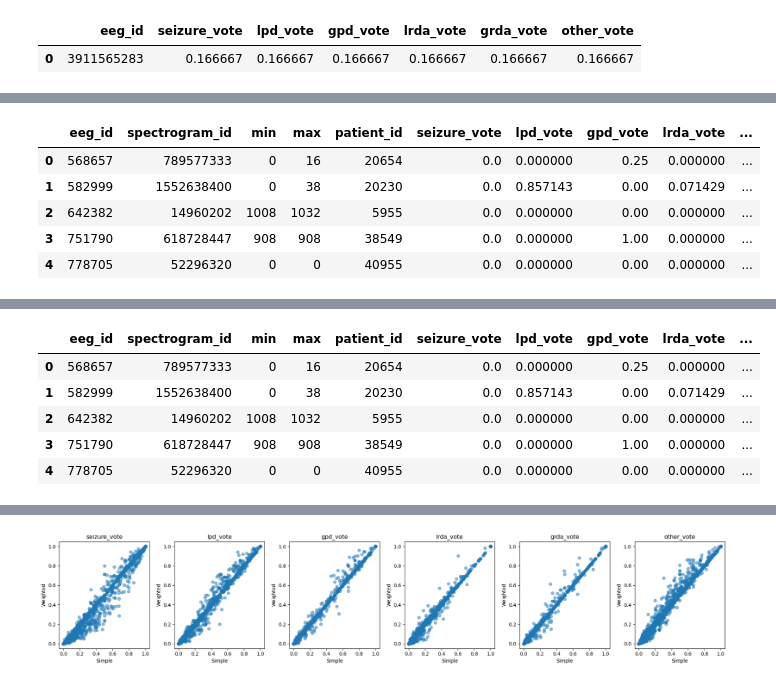
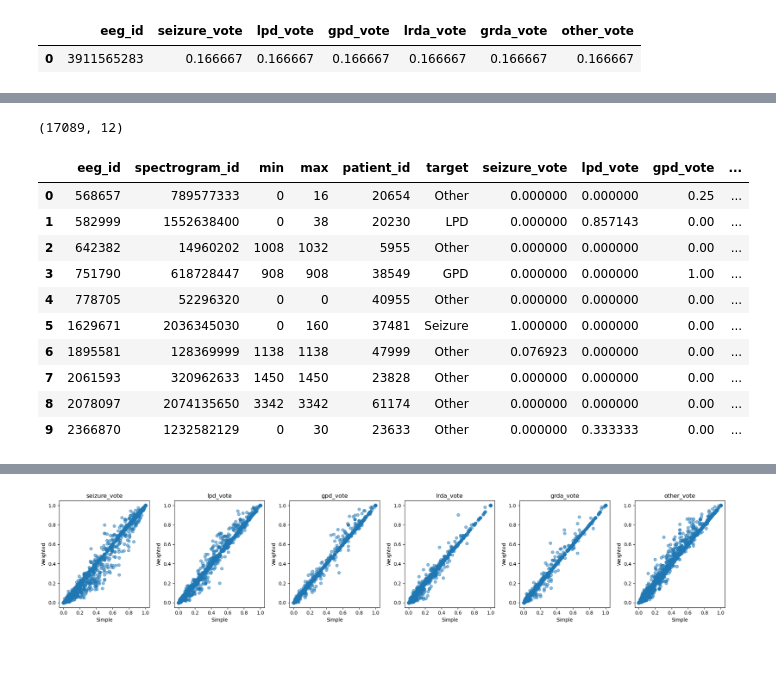
Before and after one commit to AzimuthLI/kaggle_hms, a Jupyter notebook: notebooks/EDA.ipynb, the cells around one changed output, grey strips where cells are left out. Cells and saved outputs as stored; diff of their text form; code cells hidden in the pictures; blank space fills up the shorter version.

Commit message:
update train script (plots)

```diff
--- a/notebooks/EDA.ipynb
+++ b/notebooks/EDA.ipynb
@@ -73,5 +96,5 @@ df_agrees
 # %%
-def get_non_overlap(df_csv, targets, calc_method='simple'):
+def get_non_overlap(df_csv, targets, group_key=['eeg_id'], calc_method='simple'):
     # Reference Discussion:
     # https://www.kaggle.com/competitions/hms-harmful-brain-activity-classification/discussion/467021
 
@@ -114,7 +137,7 @@ def get_non_overlap(df_csv, targets, calc_method='simple'):
         'expert_consensus': 'first'
     }
 
-    groupby = df_csv.groupby('eeg_id')
+    groupby = df_csv.groupby(group_key)
     train = groupby.agg(agg_dict)
     train.columns = ['_'.join(col).strip() for col in train.columns.values]
     train.columns = ['spectrogram_id', 'min', 'max', 'patient_id', 'target']
@@ -126,10 +149,11 @@ def get_non_overlap(df_csv, targets, calc_method='simple'):
     elif calc_method == 'weighted':
         df_csv['total_experts'] = df_csv[[f"{label}_vote" for label in brain_activity]].sum(axis=1)
         df_csv['vote_max'] = df_csv[[f"{label}_vote" for label in brain_activity]].max(axis=1)
-        weighted_votes = df_csv.groupby('eeg_id').apply(calc_weighted_votes, include_groups=False)
+        weighted_votes = df_csv.groupby(group_key).apply(calc_weighted_votes, include_groups=False)
         class_probs = weighted_votes.div(weighted_votes.sum(axis=1), axis=0).reset_index(drop=False)
 
+    train = train.dropna()
     train = train.reset_index(drop=False)
-    train = train.merge(class_probs, on='eeg_id', how='left')
+    train = train.merge(class_probs, on=group_key, how='left')
 
     return train
@@ -136,11 +213,20 @@ def get_non_overlap(df_csv, targets, calc_method='simple'):
 # %%
-df_train_simple = get_non_overlap(train_df, targets, calc_method='simple')
+df_train_simple = get_non_overlap(train_df, targets, 'eeg_id', calc_method='simple')
+df_train_simple = df_train_simple.dropna()
+print(df_train_simple.shape)
+display(df_train_simple.head(10))
 
-df_train_simple.head()
+display(df_train_simple[df_train_simple['eeg_id'] == 4284659653])
 # %% [output]
+(17089, 12)
-|  | eeg_id | spectrogram_id | min | max | patient_id | seizure_vote | lpd_vote | gpd_vote | lrda_vote | ... |
-| 0 | 568657 | 789577333 | 0 | 16 | 20654 | 0.0 | 0.000000 | 0.25 | 0.000000 | ... |
-| 1 | 582999 | 1552638400 | 0 | 38 | 20230 | 0.0 | 0.857143 | 0.00 | 0.071429 | ... |
-| 2 | 642382 | 14960202 | 1008 | 1032 | 5955 | 0.0 | 0.000000 | 0.00 | 0.000000 | ... |
-| 3 | 751790 | 618728447 | 908 | 908 | 38549 | 0.0 | 0.000000 | 1.00 | 0.000000 | ... |
-| 4 | 778705 | 52296320 | 0 | 0 | 40955 | 0.0 | 0.000000 | 0.00 | 0.000000 | ... |
+|  | eeg_id | spectrogram_id | min | max | patient_id | target | seizure_vote | lpd_vote | gpd_vote | ... |
+| 0 | 568657 | 789577333 | 0 | 16 | 20654 | Other | 0.000000 | 0.000000 | 0.25 | ... |
+| 1 | 582999 | 1552638400 | 0 | 38 | 20230 | LPD | 0.000000 | 0.857143 | 0.00 | ... |
+| 2 | 642382 | 14960202 | 1008 | 1032 | 5955 | Other | 0.000000 | 0.000000 | 0.00 | ... |
+| 3 | 751790 | 618728447 | 908 | 908 | 38549 | GPD | 0.000000 | 0.000000 | 1.00 | ... |
+| 4 | 778705 | 52296320 | 0 | 0 | 40955 | Other | 0.000000 | 0.000000 | 0.00 | ... |
+| 5 | 1629671 | 2036345030 | 0 | 160 | 37481 | Seizure | 1.000000 | 0.000000 | 0.00 | ... |
+| 6 | 1895581 | 128369999 | 1138 | 1138 | 47999 | Other | 0.076923 | 0.000000 | 0.00 | ... |
+| 7 | 2061593 | 320962633 | 1450 | 1450 | 23828 | Other | 0.000000 | 0.000000 | 0.00 | ... |
+| 8 | 2078097 | 2074135650 | 3342 | 3342 | 61174 | Other | 0.000000 | 0.000000 | 0.00 | ... |
+| 9 | 2366870 | 1232582129 | 0 | 30 | 23633 | Other | 0.000000 | 0.333333 | 0.00 | ... |
@@ -147,11 +234,0 @@ df_train_simple.head()
-# %%
-df_train = get_non_overlap(train_df, targets, calc_method='weighted')
-
-df_train.head()
-# %% [output]
-|  | eeg_id | spectrogram_id | min | max | patient_id | seizure_vote | lpd_vote | gpd_vote | lrda_vote | ... |
-| 0 | 568657 | 789577333 | 0 | 16 | 20654 | 0.0 | 0.000000 | 0.25 | 0.000000 | ... |
-| 1 | 582999 | 1552638400 | 0 | 38 | 20230 | 0.0 | 0.857143 | 0.00 | 0.071429 | ... |
-| 2 | 642382 | 14960202 | 1008 | 1032 | 5955 | 0.0 | 0.000000 | 0.00 | 0.000000 | ... |
-| 3 | 751790 | 618728447 | 908 | 908 | 38549 | 0.0 | 0.000000 | 1.00 | 0.000000 | ... |
-| 4 | 778705 | 52296320 | 0 | 0 | 40955 | 0.0 | 0.000000 | 0.00 | 0.000000 | ... |
```
Also changed, not shown: parts of 14 cells of this notebook, 2 other files.
